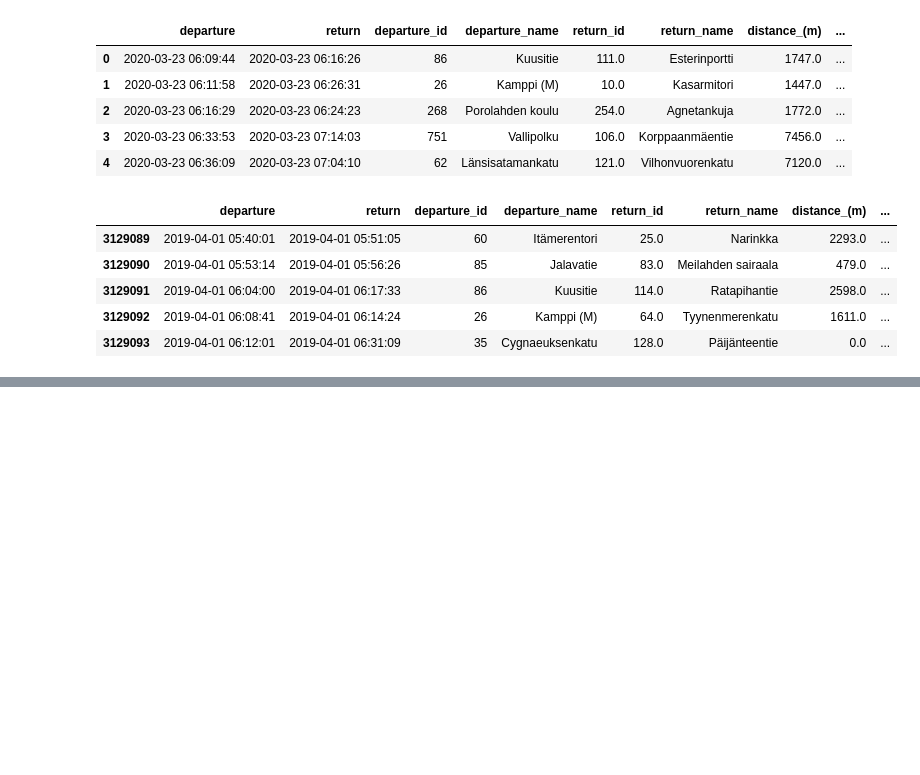
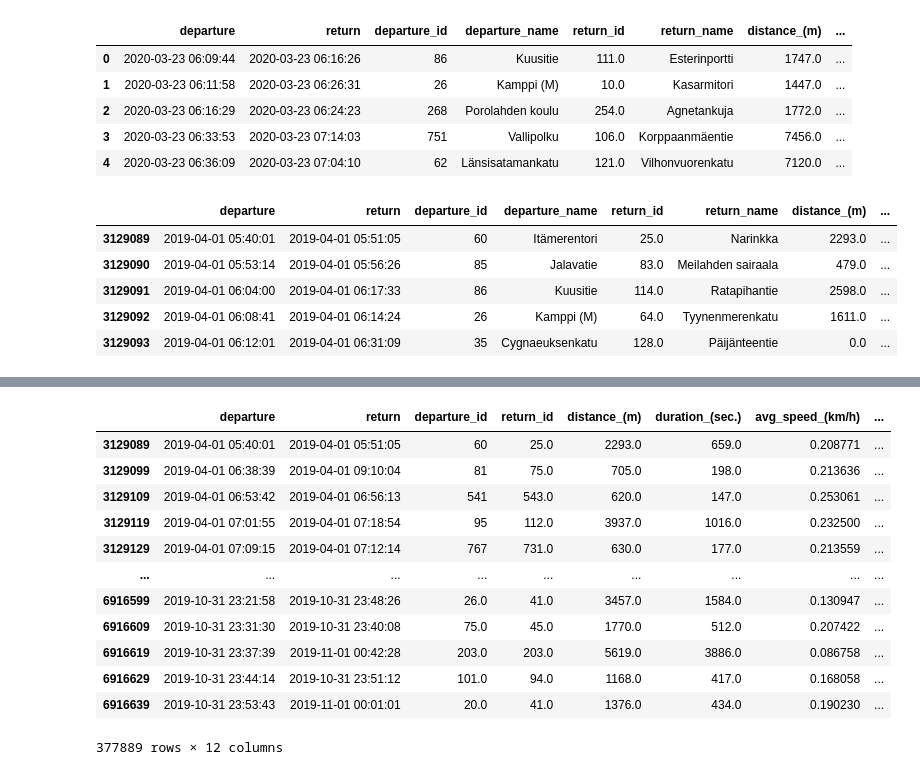
Before and after one commit to bistapf/helsinki-bikes-analysis, a Jupyter notebook: data_prep/create_test_dataset.ipynb, the cells around one changed output, grey strips where cells are left out. Drawn from its saved outputs; the diff is of its cells as text; code cells hidden in the pictures; blank space fills up the shorter version.

```diff
--- a/data_prep/create_test_dataset.ipynb
+++ b/data_prep/create_test_dataset.ipynb
@@ -52,0 +104,19 @@ df_2019.head()
+# %%
+#drop the columns that we dont need:
+df_2019_small_cleaned_thinned = df_2019_small_cleaned.drop(['departure_name', 'return_name'], axis=1)
+
+df_2019_small_cleaned_thinned
+# %% [output]
+|  | departure | return | departure_id | return_id | distance_(m) | duration_(sec.) | avg_speed_(km/h) | ... |
+| 3129089 | 2019-04-01 05:40:01 | 2019-04-01 05:51:05 | 60 | 25.0 | 2293.0 | 659.0 | 0.208771 | ... |
+| 3129099 | 2019-04-01 06:38:39 | 2019-04-01 09:10:04 | 81 | 75.0 | 705.0 | 198.0 | 0.213636 | ... |
+| 3129109 | 2019-04-01 06:53:42 | 2019-04-01 06:56:13 | 541 | 543.0 | 620.0 | 147.0 | 0.253061 | ... |
+| 3129119 | 2019-04-01 07:01:55 | 2019-04-01 07:18:54 | 95 | 112.0 | 3937.0 | 1016.0 | 0.232500 | ... |
+| 3129129 | 2019-04-01 07:09:15 | 2019-04-01 07:12:14 | 767 | 731.0 | 630.0 | 177.0 | 0.213559 | ... |
+| ... | ... | ... | ... | ... | ... | ... | ... | ... |
+| 6916599 | 2019-10-31 23:21:58 | 2019-10-31 23:48:26 | 26.0 | 41.0 | 3457.0 | 1584.0 | 0.130947 | ... |
+| 6916609 | 2019-10-31 23:31:30 | 2019-10-31 23:40:08 | 75.0 | 45.0 | 1770.0 | 512.0 | 0.207422 | ... |
+| 6916619 | 2019-10-31 23:37:39 | 2019-11-01 00:42:28 | 203.0 | 203.0 | 5619.0 | 3886.0 | 0.086758 | ... |
+| 6916629 | 2019-10-31 23:44:14 | 2019-10-31 23:51:12 | 101.0 | 94.0 | 1168.0 | 417.0 | 0.168058 | ... |
+| 6916639 | 2019-10-31 23:53:43 | 2019-11-01 00:01:01 | 20.0 | 41.0 | 1376.0 | 434.0 | 0.190230 | ... |
+377889 rows × 12 columns
```
Also changed, not shown: parts of 5 cells of this notebook.
